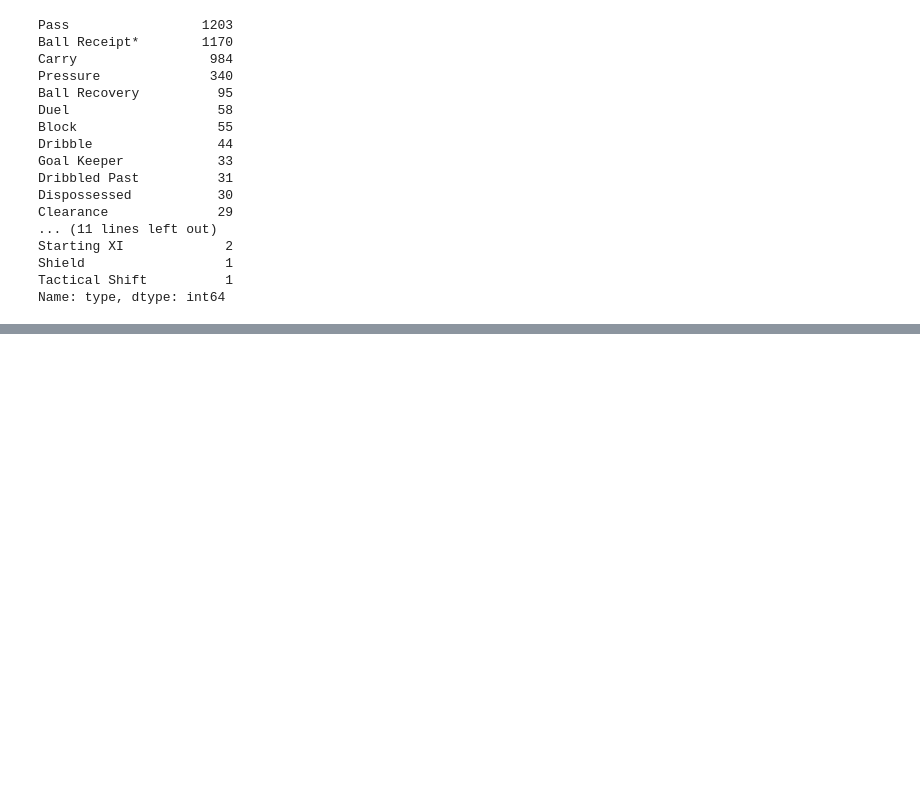
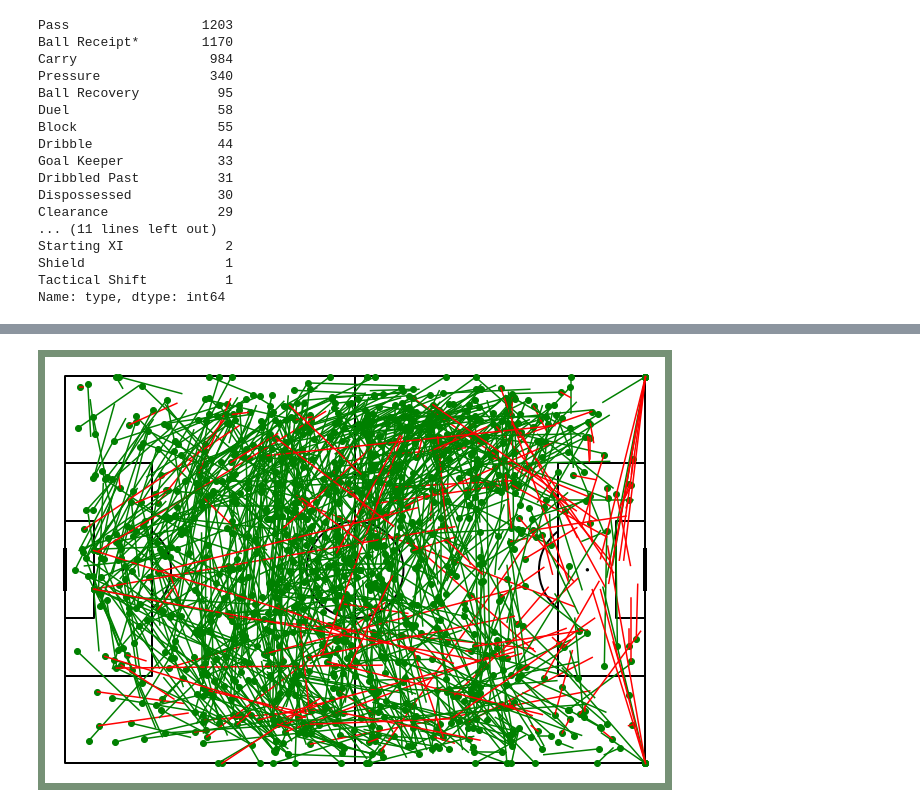
Before and after one commit to gianmarcozironelli/statsbomb_project, a Jupyter notebook: sb_project.ipynb, the cells around one changed output, grey strips where cells are left out. Drawn from its saved outputs; the diff is of its cells as text; code cells hidden in the pictures; blank space fills up the shorter version.

Commit message:
Passmap: data wrangling  & first visualization

```diff
--- a/sb_project.ipynb
+++ b/sb_project.ipynb
@@ -232,0 +330,4 @@ Name: type, dtype: int64
+# %%
+new_pass_df2 = pass_df.iloc[:,40:71]
+# %%
+pass_df = pd.concat([new_pass_df, new_pass_df2], axis=1, join='inner')
@@ -232,0 +369,7 @@ Name: type, dtype: int64
+# %%
+pass_df['xstart'] = [x for x,y in pass_df['location']]
+pass_df['ystart'] = [y for x,y in pass_df['location']]
+pass_df['xend'] = [x for x,y in pass_df['pass_end_location']]
+pass_df['yend'] = [y for x,y in pass_df['pass_end_location']]
+# %%
+pass_df['pass_outcome'].replace(0,'Complete', inplace=True)
@@ -232,0 +396,16 @@ Name: type, dtype: int64
+# %%
+# Setup the pitch
+pitch = Pitch(pitch_type='statsbomb', pitch_color='#ffffff', line_color='#000000')
+fig, ax = pitch.draw(figsize=(12, 6), constrained_layout=True, tight_layout=False)
+fig.set_facecolor('#769176')
+
+for ind in pass_df.index:
+    if pass_df['pass_outcome'][ind] == 'Complete':
+         plt.plot((pass_df['xstart'][ind],pass_df['xend'][ind]),(pass_df['ystart'][ind],pass_df['yend'][ind]), color='green')
+         plt.scatter(pass_df['xstart'][ind],pass_df['ystart'][ind], color='green')
+
+    if pass_df['pass_outcome'][ind] == 'Incomplete':
+         plt.plot((pass_df['xstart'][ind],pass_df['xend'][ind]),(pass_df['ystart'][ind],pass_df['yend'][ind]), color='red')
+         plt.scatter(pass_df['xstart'][ind],pass_df['ystart'][ind], color='green')
+# %% [output]
+[figure, added]
```
Also changed, not shown: parts of 20 cells of this notebook.
